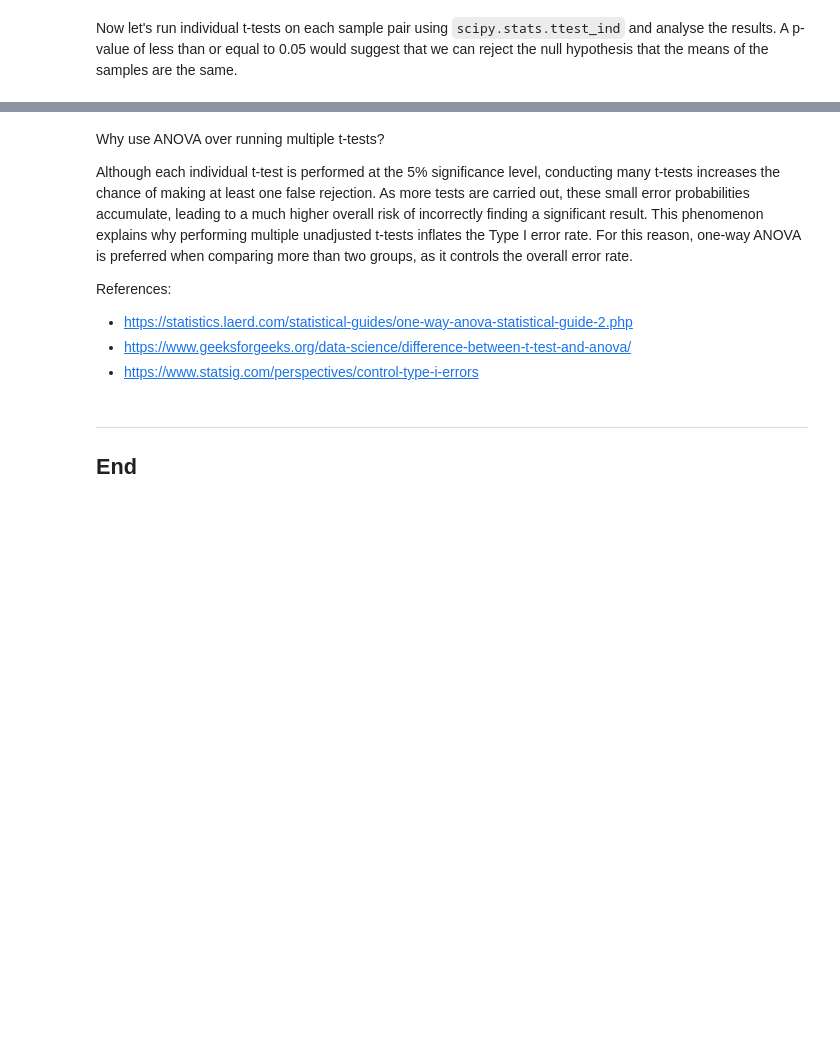
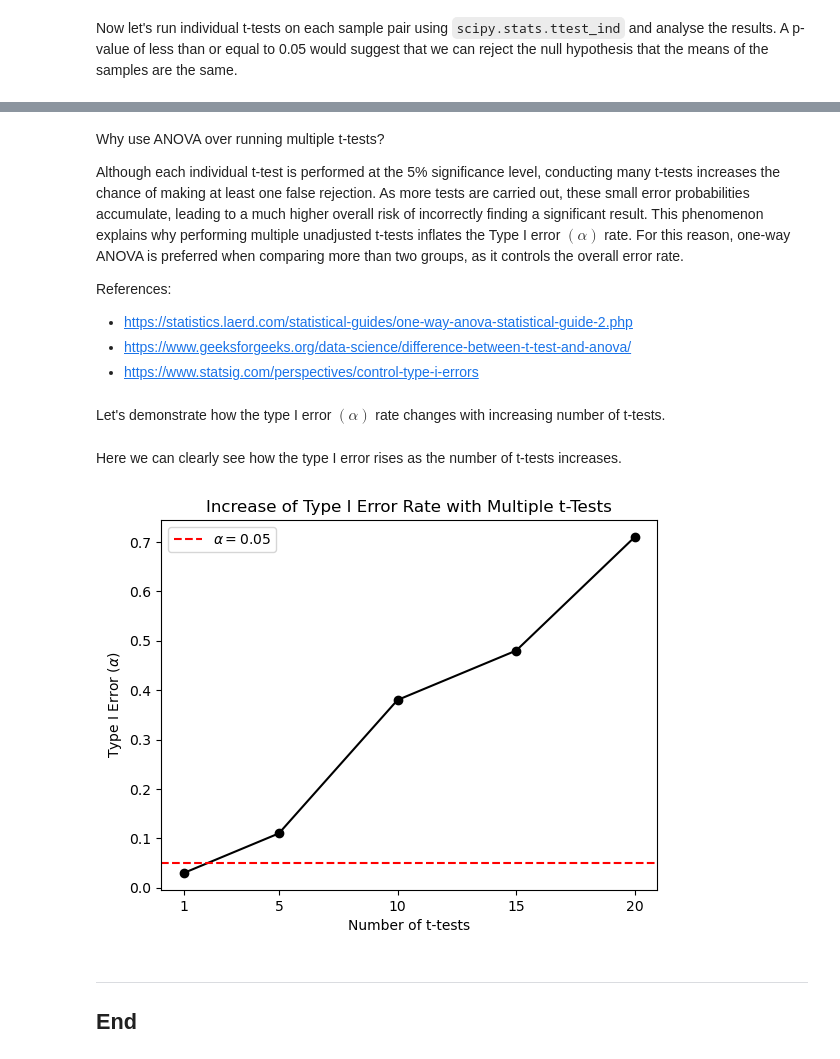
Before and after one commit to eoghanpw/applied-statistics, a Jupyter notebook: problems.ipynb, the cells around one changed output, grey strips where cells are left out. Drawn from its saved outputs; the diff is of its cells as text; code cells hidden in the pictures; blank space fills up the shorter version.

Commit message:
Added type 1 error plot

```diff
--- a/problems.ipynb
+++ b/problems.ipynb
@@ -602,10 +602,12 @@ Comparison                 p-value
 # %% [markdown]
 Why use ANOVA over running multiple t-tests?
 
-Although each individual t-test is performed at the 5% significance level, conducting many t-tests increases the chance of making at least one false rejection. As more tests are carried out, these small error probabilities accumulate, leading to a much higher overall risk of incorrectly finding a significant result. This phenomenon explains why performing multiple unadjusted t-tests inflates the Type I error rate. For this reason, one-way ANOVA is preferred when comparing more than two groups, as it controls the overall error rate.
+Although each individual t-test is performed at the 5% significance level, conducting many t-tests increases the chance of making at least one false rejection. As more tests are carried out, these small error probabilities accumulate, leading to a much higher overall risk of incorrectly finding a significant result. This phenomenon explains why performing multiple unadjusted t-tests inflates the Type I error $(\alpha)$ rate. For this reason, one-way ANOVA is preferred when comparing more than two groups, as it controls the overall error rate.
 
 References:
 
 * https://statistics.laerd.com/statistical-guides/one-way-anova-statistical-guide-2.php
 * https://www.geeksforgeeks.org/data-science/difference-between-t-test-and-anova/
 * https://www.statsig.com/perspectives/control-type-i-errors
+# %% [markdown]
+Let's demonstrate how the type I error $(\alpha)$ rate changes with increasing number of t-tests.
@@ -612,3 +645,22 @@ References:
+# %% [markdown]
+Here we can clearly see how the type I error rises as the number of t-tests increases.
+# %%
+# Plot the type I error rate.
+fig, ax = plt.subplots()
+
+ax.plot(num_test, rejects_ttest,'-o', color='black')
+
+# Set ticks, lables, title, legend.
+ax.set_xticks(num_test)
+ax.set_title('Increase of Type I Error Rate with Multiple t-Tests')
+ax.set_xlabel('Number of t-tests')
+ax.set_ylabel(r'Type I Error ($\alpha$)')
+ax.axhline(alpha, color='r', linestyle='--', label=r'$\alpha=0.05$')
+ax.legend()
+
+plt.show()
+# %% [output]
+[figure, added]
 # %% [markdown]
 ---
 
```
Also changed, not shown: parts of 11 cells of this notebook, 1 other file.
